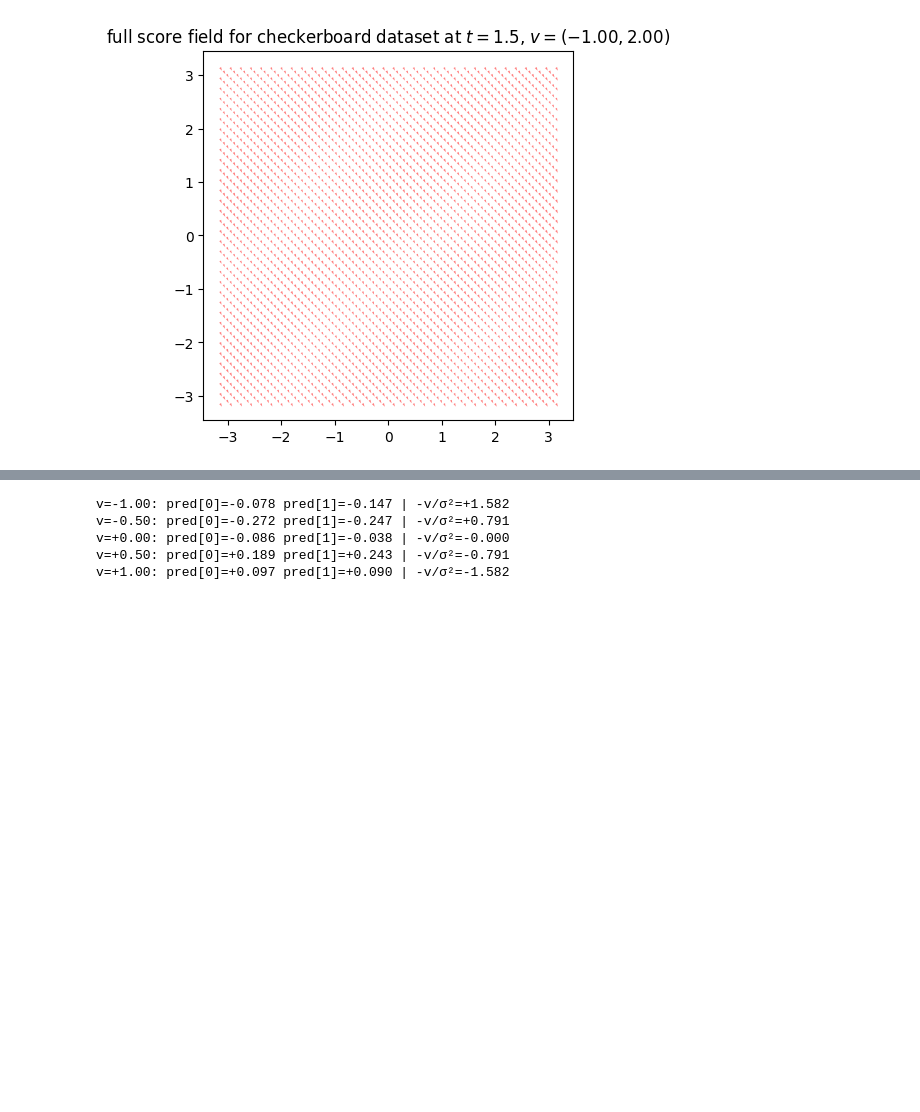
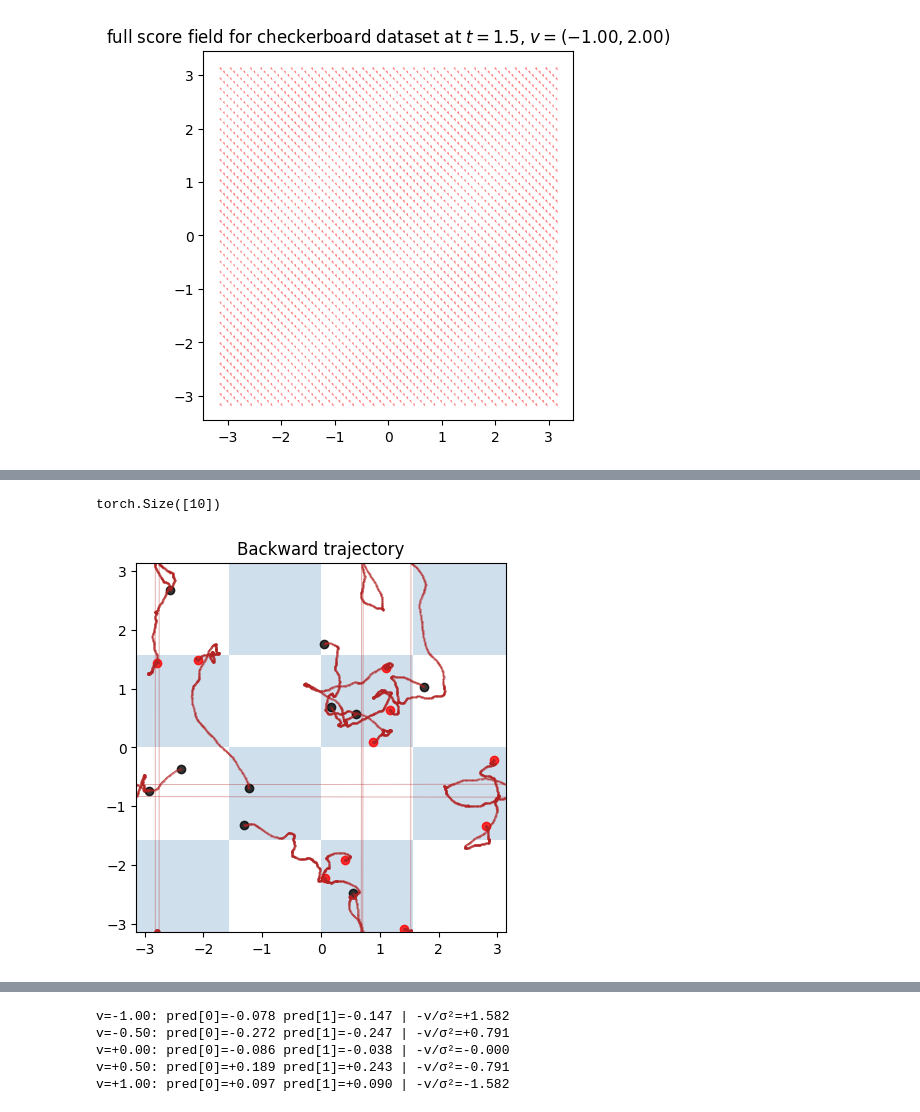
Before and after one commit to MateosCz/diffusion-playground, a Jupyter notebook: checkerboard_analysis.ipynb, the cells around one changed output, grey strips where cells are left out. Saved outputs shown, nothing was run; the diff lists cells and outputs as text; code cells hidden in the pictures; blank space fills up the shorter version.

```diff
--- a/checkerboard_analysis.ipynb
+++ b/checkerboard_analysis.ipynb
@@ -524 +650,70 @@ tensor([[ 6.3080e-04, -8.0605e-04],
+# %%
+
+
+ft_list, vt_list, t_list = model.sample_backward(
+    fT_prior_kw="uniform",
+    vT_prior_kw="stdGauss",
+    data_shape=(10, 2),
+    total_time=2.0,
+    tdm_score_fn=score_nn,
+    sample_trajectory=True,
+    n_steps = 500,
+    exponential_integration=False,
+    probability_flow=False,
+    predictor_corrector=True,
+    predictor_corrector_n_steps=1,
+    only_correct_vt = False,
+    tau = 1e-2
+)
+# %%
+
+
+fT_init = ft_list[0]
+vT_init = vt_list[0]
+t_init = t_list[0]
+
+fT_init = fT_init.detach().cpu()
+vT_init = vT_init.detach().cpu()
+
+f0_final = ft_list[-1]
+v0_final = vt_list[-1]
+
+f0_final = f0_final.detach().cpu()
+v0_final = v0_final.detach().cpu()
+
+ft_traj_cpu = [f.detach().cpu() for f in ft_list]
+ft_x_traj_cpu = [f[:,0].squeeze() for f in ft_traj_cpu]
+ft_y_traj_cpu = [f[:,1].squeeze() for f in ft_traj_cpu]
+print(ft_x_traj_cpu[0].shape)
+
+def draw_checkerboard(ax, n=4, color='steelblue', alpha=0.25):
+    L = 2 * np.pi
+    size = L / n
+    for i in range(n):
+        for j in range(n):
+            if (i + j) % 2 == 0:
+                rect = patches.Rectangle(
+                    (-np.pi + i * size, -np.pi + j * size), size, size,
+                    linewidth=0, facecolor=color, alpha=alpha
+                )
+                ax.add_patch(rect)
+    ax.set_xlim(-np.pi, np.pi)
+    ax.set_ylim(-np.pi, np.pi)
+    ax.set_aspect('equal')
+
+fig,ax = plt.subplots()
+draw_checkerboard(ax)
+ax.plot(ft_x_traj_cpu,ft_y_traj_cpu,marker = "o",markersize = 0.5,linewidth = 0.5,alpha = 0.5,c = "firebrick")
+ax.scatter(f0_final[:,0],f0_final[:,1],marker = "o",c = "red", alpha = 0.8)
+ax.scatter(fT_init[:,0],fT_init[:,1],marker = "o",c = "black", alpha = 0.8)
+
+
+
+
+ax.set_aspect("equal")
+ax.set_title("Backward trajectory")
+plt.show()
+# %% [output]
+torch.Size([10])
+[figure, added]
 # %%
```
Also changed, not shown: parts of 15 cells of this notebook, 5 other files.
